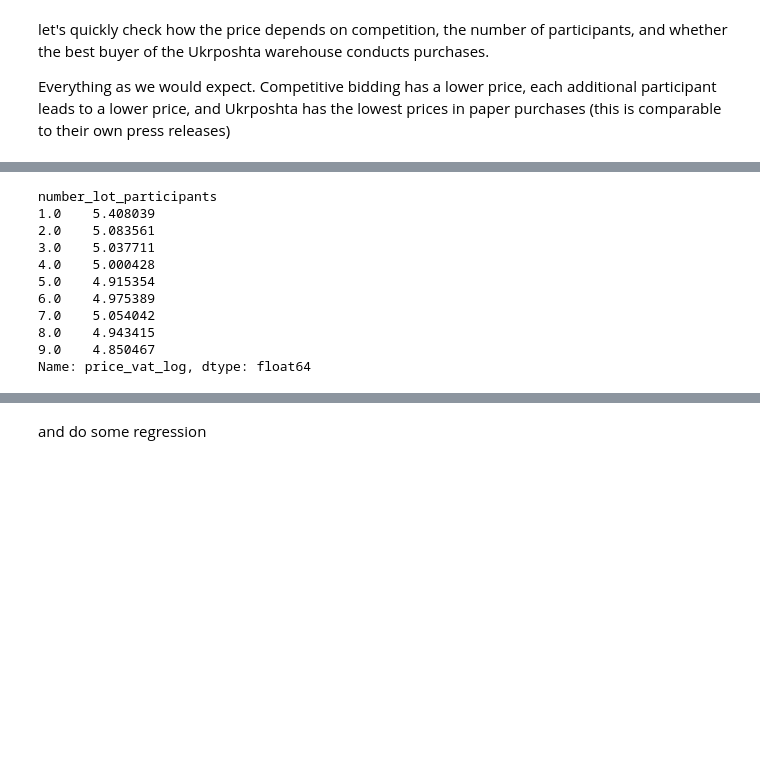
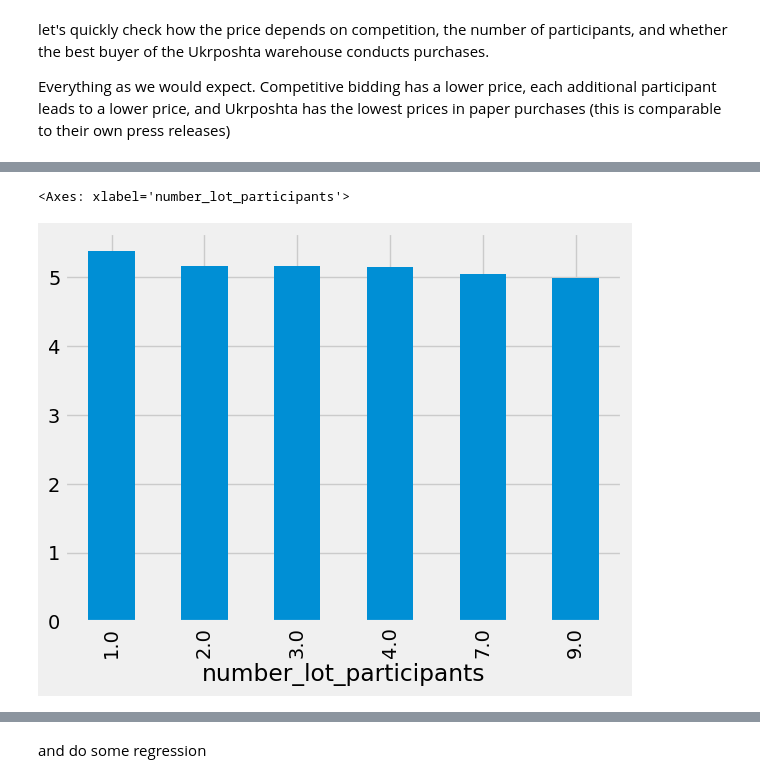
Before and after one commit to KSE-Team/prozorro-scu, a Jupyter notebook: analysis.ipynb, the cells around one changed output, grey strips where cells are left out. Saved outputs shown, nothing was run; the diff lists cells and outputs as text; code cells hidden in the pictures; blank space fills up the shorter version.

```diff
--- a/analysis.ipynb
+++ b/analysis.ipynb
@@ -144,16 +140,7 @@ Name: price_vat_log, dtype: float64
 # %%
-df[df['Cluster']=='папір-4'].groupby(['number_lot_participants'])['price_vat_log'].mean()
+df[df['Cluster']=='папір-0'].groupby(['number_lot_participants'])['price_vat_log'].mean().plot.bar()
 # %% [output]
-number_lot_participants
-1.0    5.408039
-2.0    5.083561
-3.0    5.037711
-4.0    5.000428
-5.0    4.915354
-6.0    4.975389
-7.0    5.054042
-8.0    4.943415
-9.0    4.850467
-Name: price_vat_log, dtype: float64
+<Axes: xlabel='number_lot_participants'>
+[figure, added]
 # %%
 ax = df[(df['Cluster'].str.contains('папір'))].plot.scatter(x='date',y='price_vat_norm')
```
Also changed, not shown: parts of 7 cells of this notebook, 1 other file.
